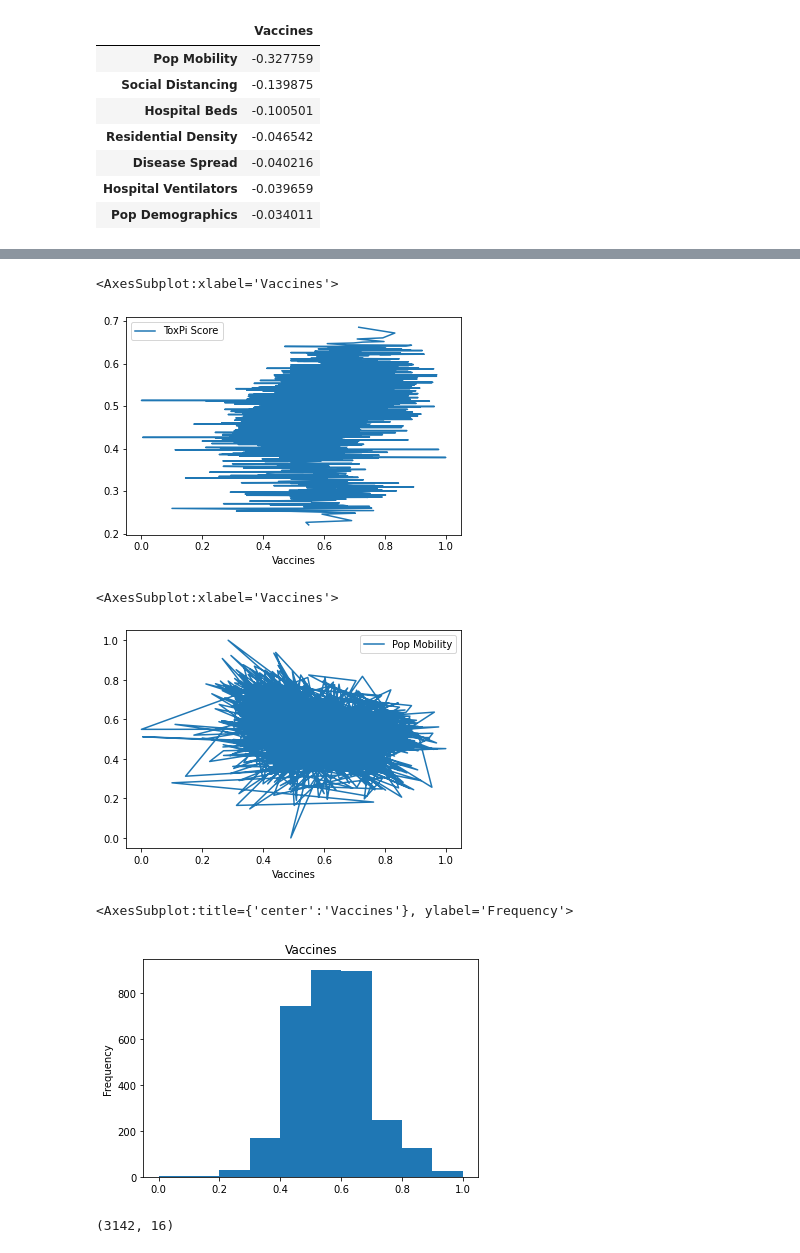
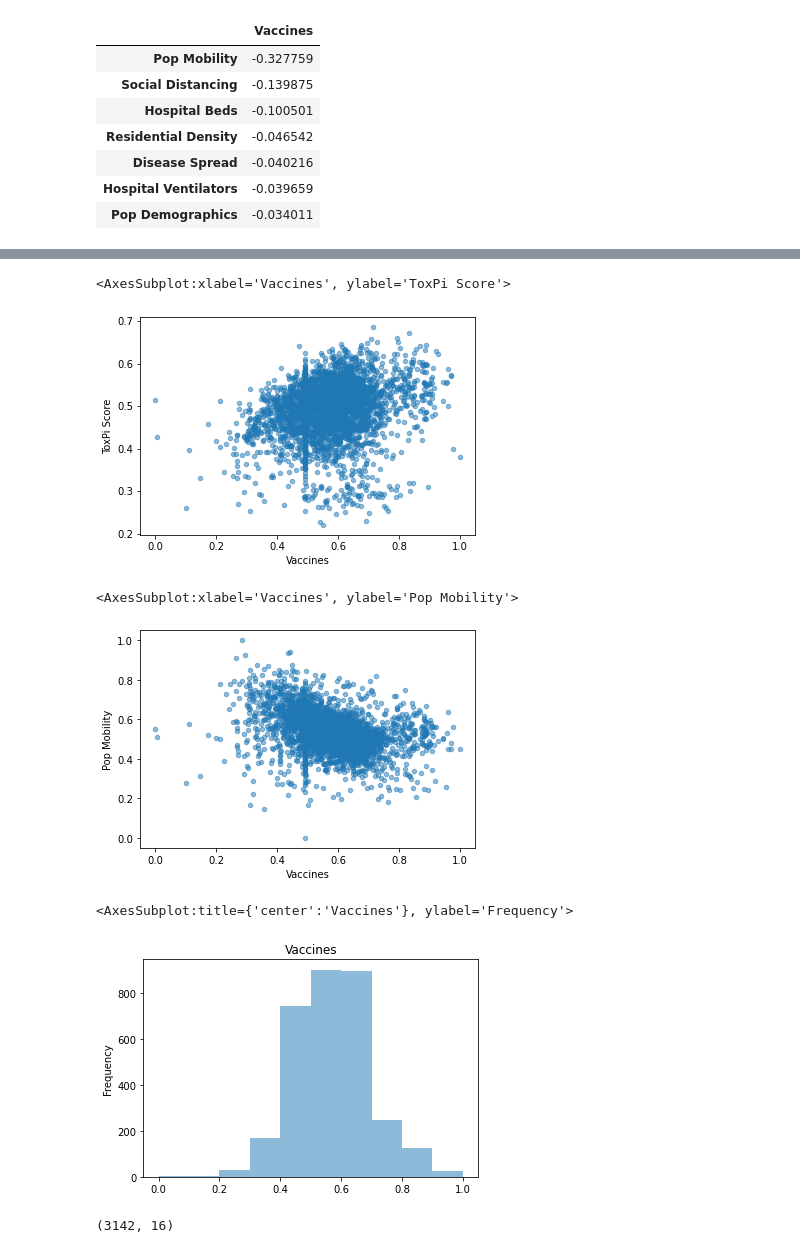
Before and after one commit to ralidimitrova/DS4A_team27, a Jupyter notebook: eda_notebooks/PVI_results.ipynb, the cells around one changed output, grey strips where cells are left out. Drawn from its saved outputs; the diff is of its cells as text; code cells hidden in the pictures.

```diff
--- a/eda_notebooks/PVI_results.ipynb
+++ b/eda_notebooks/PVI_results.ipynb
@@ -278,19 +281,19 @@ pvi.plot(x='Vaccines', y='Testing')
 # %%
-pvi.plot(x='Vaccines', y='ToxPi Score')
+pvi.plot.scatter(x='Vaccines', y='ToxPi Score', alpha=0.5)
 # %% [output]
-<AxesSubplot:xlabel='Vaccines'>
+<AxesSubplot:xlabel='Vaccines', ylabel='ToxPi Score'>
-[figure, old version]
+[figure, new version]
 # %%
-pvi.plot(x='Vaccines', y='Pop Mobility')
+pvi.plot.scatter(x='Vaccines', y='Pop Mobility', alpha=0.5)
 # %% [output]
-<AxesSubplot:xlabel='Vaccines'>
+<AxesSubplot:xlabel='Vaccines', ylabel='Pop Mobility'>
-[figure, old version]
+[figure, new version]
 # %%
 # The higher the score, the worse the vulnerability. The plot is centered around 0.6 with values generally high, hence vaccination rates are low.
-pvi["Vaccines"].plot.hist(title="Vaccines")
+pvi["Vaccines"].plot.hist(title="Vaccines", alpha=0.5)
 # %% [output]
 <AxesSubplot:title={'center':'Vaccines'}, ylabel='Frequency'>
-[figure, old version]
+[figure, new version]
 # %%
 pvi.shape
 # %% [output]
```
Also changed, not shown: parts of 7 cells of this notebook, 3 other files.
